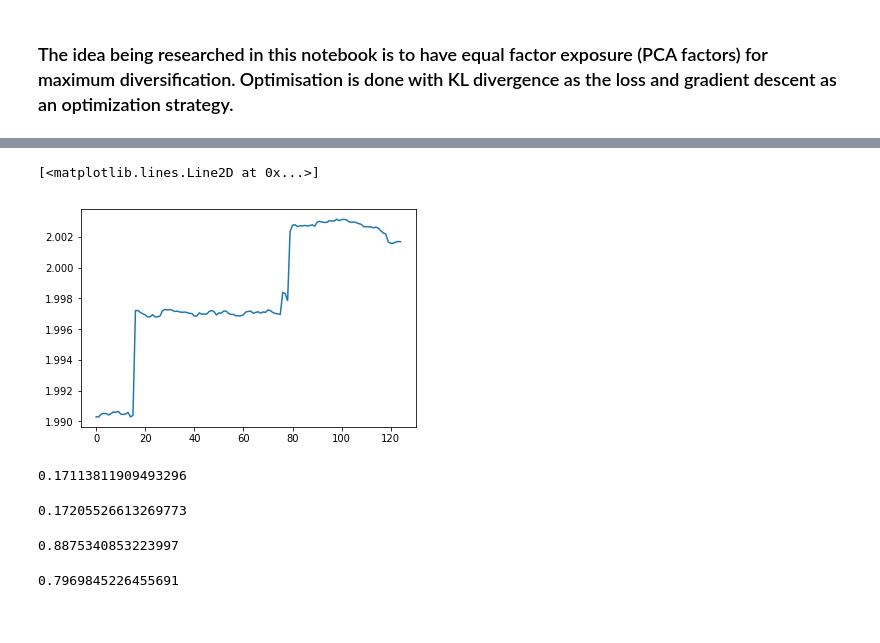
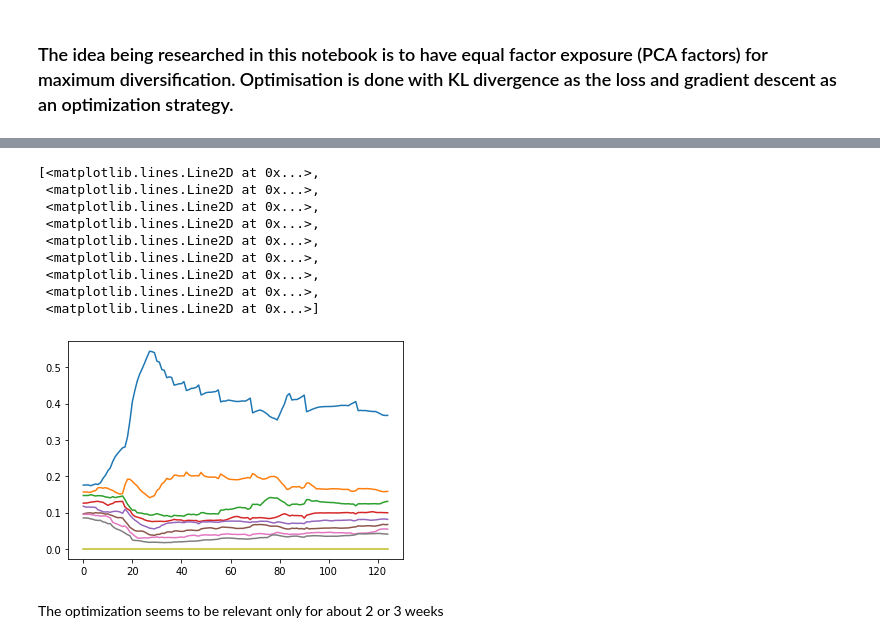
Before and after one commit to azorx/Random-Notebooks, a Jupyter notebook: PCA KL optimization.ipynb, the cells around one changed output, grey strips where cells are left out. Drawn from its saved outputs; the diff is of its cells as text; code cells hidden in the pictures.

```diff
--- a/PCA KL optimization.ipynb
+++ b/PCA KL optimization.ipynb
@@ -106,7 +114,7 @@ def exposures_losses_over_time(returns, returns_oos, weights):
     exposures = []
 
     for i in range(returns_oos.shape[0]):
-        returns = returns.iloc[1:,:].append(returns_oos.iloc[i,:])
+        returns = returns.iloc[i:,:].append(returns_oos.iloc[:i,:])
 
         exposure = factor_exposure(returns, weights)
 
@@ -139,23 +151,17 @@ plt.plot(port_values_eqw)
 # %%
 losses_t, exp_t = exposures_losses_over_time(returns, returns_oos, correct_weights)
 # %%
-plt.plot(losses_t)
+plt.plot(exp_t)
 # %% [output]
-[<matplotlib.lines.Line2D at 0x...>]
+[<matplotlib.lines.Line2D at 0x...>,
+ <matplotlib.lines.Line2D at 0x...>,
+ <matplotlib.lines.Line2D at 0x...>,
+ <matplotlib.lines.Line2D at 0x...>,
+ <matplotlib.lines.Line2D at 0x...>,
+ <matplotlib.lines.Line2D at 0x...>,
+ <matplotlib.lines.Line2D at 0x...>,
+ <matplotlib.lines.Line2D at 0x...>,
+ <matplotlib.lines.Line2D at 0x...>]
-[figure, old version]
+[figure, new version]
-# %%
-np.std(port_ret)*np.sqrt(252)
-# %% [output]
-0.17113811909493296
-# %%
-np.std(port_ret_eqw)*np.sqrt(252)
-# %% [output]
-0.17205526613269773
-# %%
-np.mean(port_ret)*252/(np.std(port_ret)*np.sqrt(252))
-# %% [output]
-0.8875340853223997
-# %%
-np.mean(port_ret_eqw)*252/(np.std(port_ret_eqw)*np.sqrt(252))
-# %% [output]
-0.7969845226455691
+# %% [markdown]
+The optimization seems to be relevant only for about 2 or 3 weeks
```
Also changed, not shown: parts of 14 cells of this notebook.
